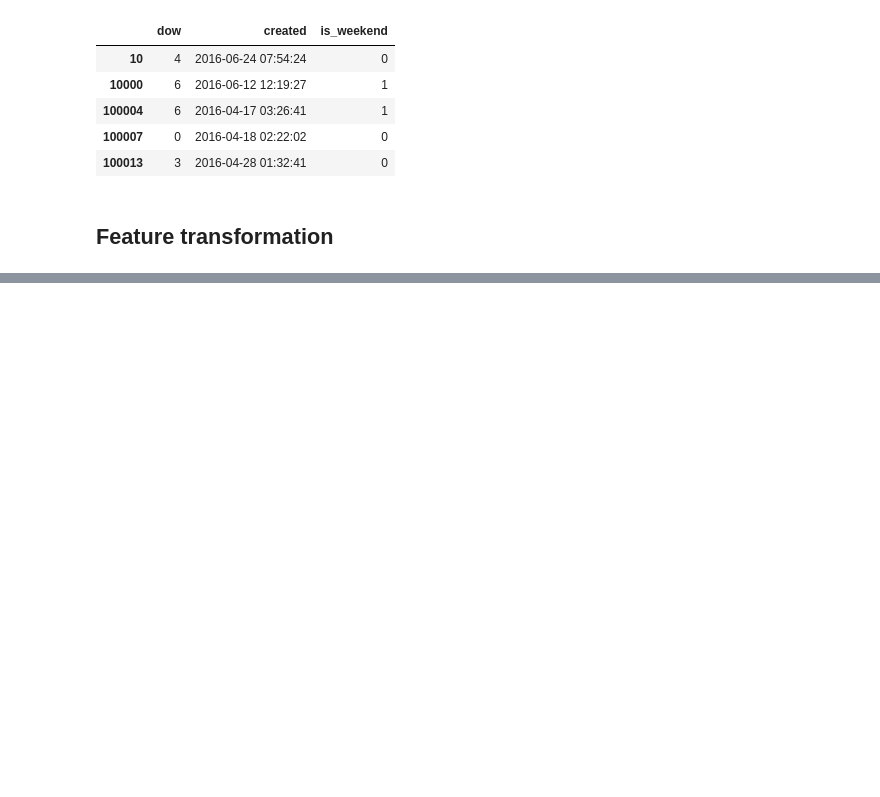
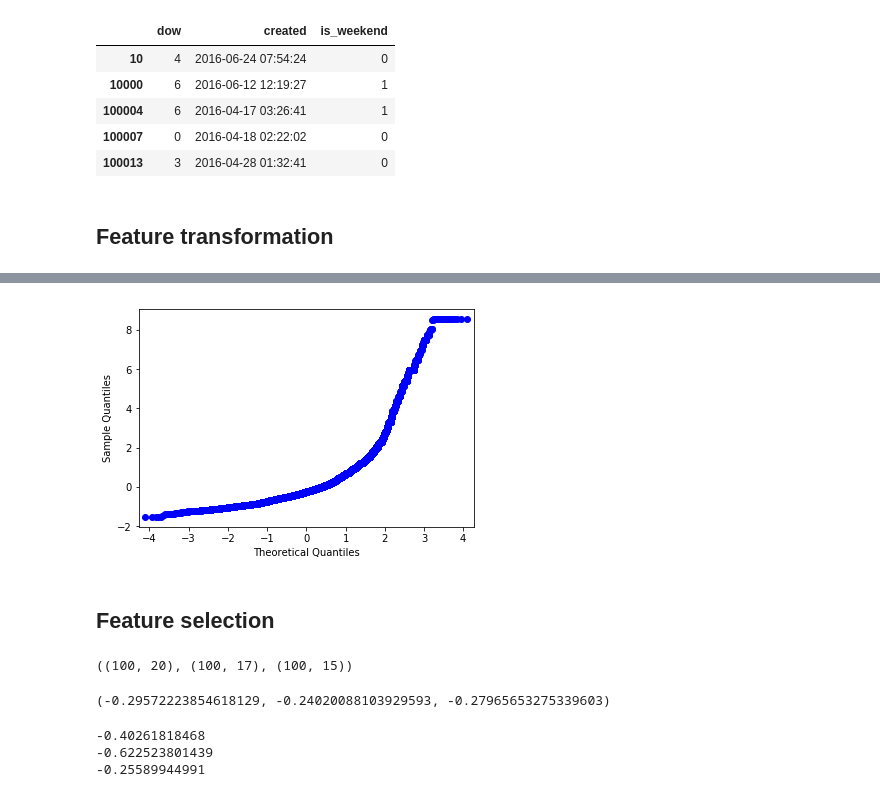
Before and after one commit to ttauruss/kaggle_two_sigma, a Jupyter notebook: Two Sigma on Kaggle.ipynb, the cells around one changed output, grey strips where cells are left out. Drawn from its saved outputs; the diff is of its cells as text; code cells hidden in the pictures; blank space fills up the shorter version.

Commit message:
added feature selection

```diff
--- a/Two Sigma on Kaggle.ipynb
+++ b/Two Sigma on Kaggle.ipynb
@@ -80,0 +98,53 @@ df[cols].head()
+# %%
+sm.qqplot(price_z, loc=price_z.mean(), scale=price_z.std())
+# %% [output]
+[figure, added]
+# %% [markdown]
+## Feature selection
+# %%
+from sklearn.feature_selection import VarianceThreshold
+from sklearn.datasets import make_classification
+
+X, y = make_classification()
+X.shape, \
+VarianceThreshold(.8).fit_transform(X).shape, \
+VarianceThreshold(.9).fit_transform(X).shape
+# %% [output]
+((100, 20), (100, 17), (100, 15))
+# %%
+from sklearn.feature_selection import SelectKBest, f_classif
+
+X_kbest = SelectKBest(f_classif, k=5).fit_transform(X, y)
+
+X_var = VarianceThreshold(.9).fit_transform(X)
+
+from sklearn.linear_model import LogisticRegression
+from sklearn.model_selection import cross_val_score
+
+cross_val_score(LogisticRegression(), X, y, scoring='neg_log_loss').mean(), \
+cross_val_score(LogisticRegression(), X_kbest, y, scoring='neg_log_loss').mean(), \
+cross_val_score(LogisticRegression(), X_var, y, scoring='neg_log_loss').mean()
+# %% [output]
+(-0.29572223854618129, -0.24020088103929593, -0.27965653275339603)
+# %%
+from sklearn.datasets import make_classification
+from sklearn.linear_model import LogisticRegression
+from sklearn.ensemble import RandomForestClassifier
+from sklearn.feature_selection import SelectFromModel
+from sklearn.model_selection import cross_val_score
+from sklearn.pipeline import make_pipeline
+
+x_data_generated, y_data_generated = make_classification()
+#print(x_data_generated.shape)
+#print(SelectFromModel(estimator=RandomForestClassifier()).fit_transform(x_data_generated, y_data_generated).shape)
+pipe = make_pipeline(SelectFromModel(estimator=RandomForestClassifier()), LogisticRegression())
+lr = LogisticRegression()
+rf = RandomForestClassifier()
+
+print(cross_val_score(lr, x_data_generated, y_data_generated, scoring='neg_log_loss').mean())
+print(cross_val_score(rf, x_data_generated, y_data_generated, scoring='neg_log_loss').mean())
+print(cross_val_score(pipe, x_data_generated, y_data_generated, scoring='neg_log_loss').mean())
+# %% [output]
+-0.40261818468
+-0.622523801439
+-0.25589944991
```
Also changed, not shown: parts of 5 cells of this notebook.
